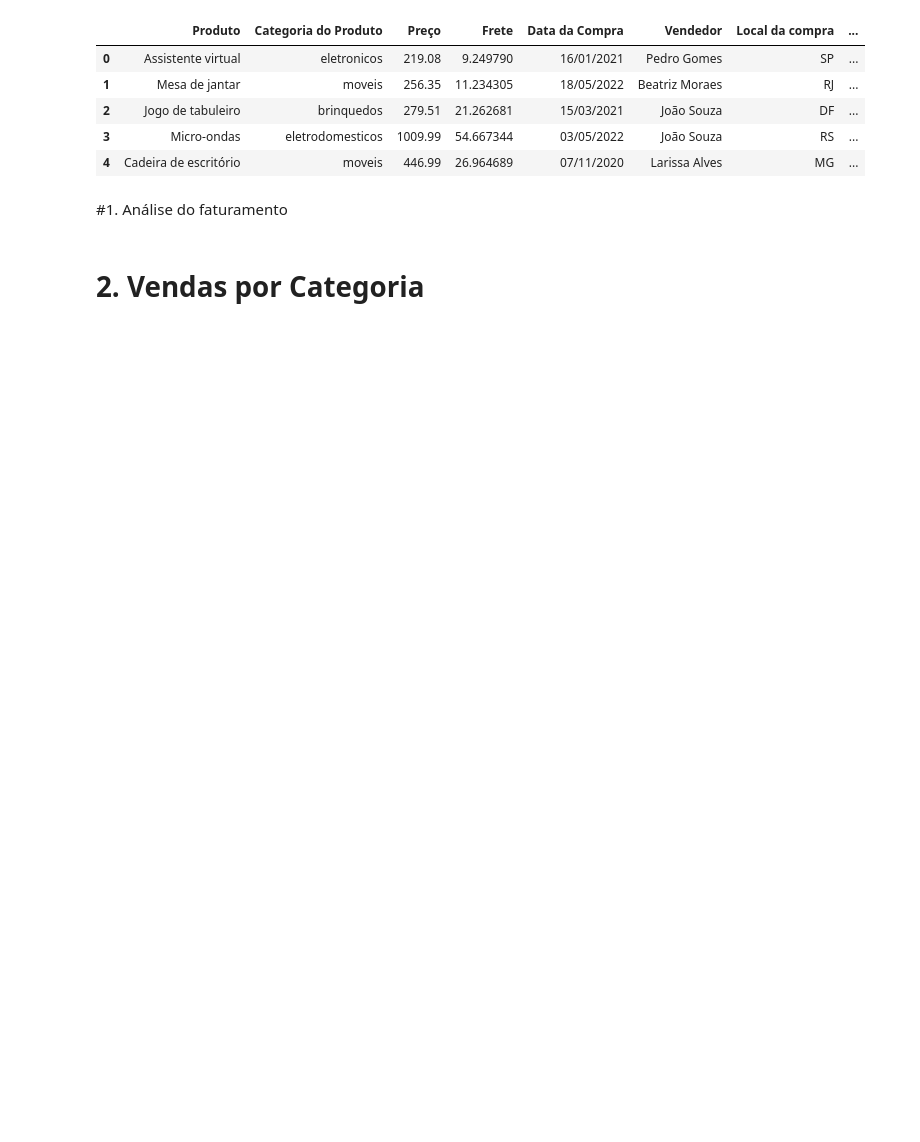
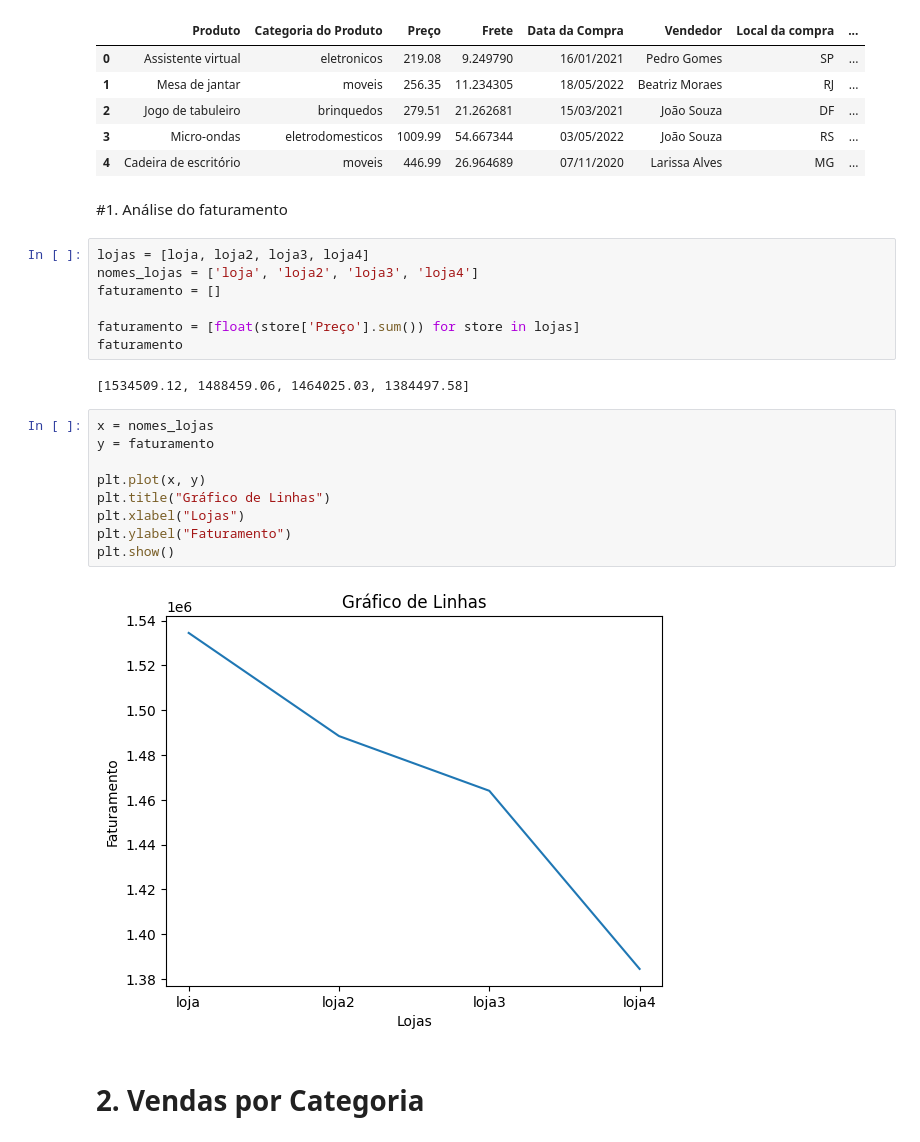
Before and after one commit to gabrielrosemberg/Alura_Store, a Jupyter notebook: AluraStoreBr.ipynb, the cells around one changed output. Drawn from its saved outputs; the diff is of its cells as text; blank space fills up the shorter version.

```diff
--- a/AluraStoreBr.ipynb
+++ b/AluraStoreBr.ipynb
@@ -23,5 +53,25 @@ loja.head()
 | 4 | Cadeira de escritório | moveis | 446.99 | 26.964689 | 07/11/2020 | Larissa Alves | MG | ... |
 # %% [markdown]
 #1. Análise do faturamento
+# %%
+lojas = [loja, loja2, loja3, loja4]
+nomes_lojas = ['loja', 'loja2', 'loja3', 'loja4']
+faturamento = []
+
+faturamento = [float(store['Preço'].sum()) for store in lojas]
+faturamento
+# %% [output]
+[1534509.12, 1488459.06, 1464025.03, 1384497.58]
+# %%
+x = nomes_lojas
+y = faturamento
+
+plt.plot(x, y)
+plt.title("Gráfico de Linhas")
+plt.xlabel("Lojas")
+plt.ylabel("Faturamento")
+plt.show()
+# %% [output]
+[figure, added]
 # %% [markdown]
 # 2. Vendas por Categoria
```
Also changed, not shown: parts of 9 cells of this notebook, 2 other files.
